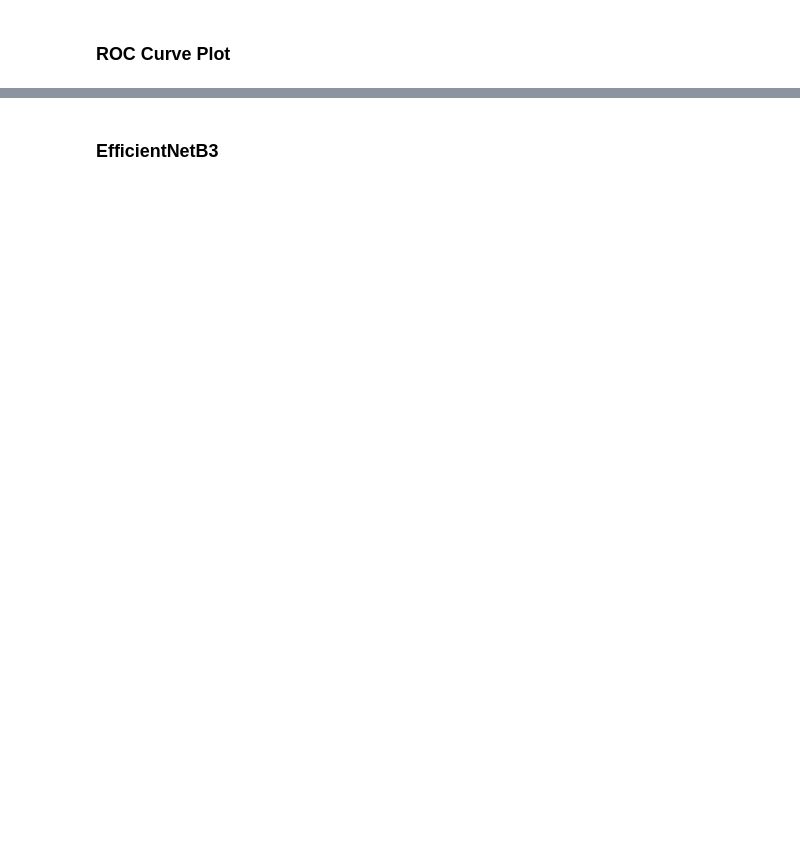
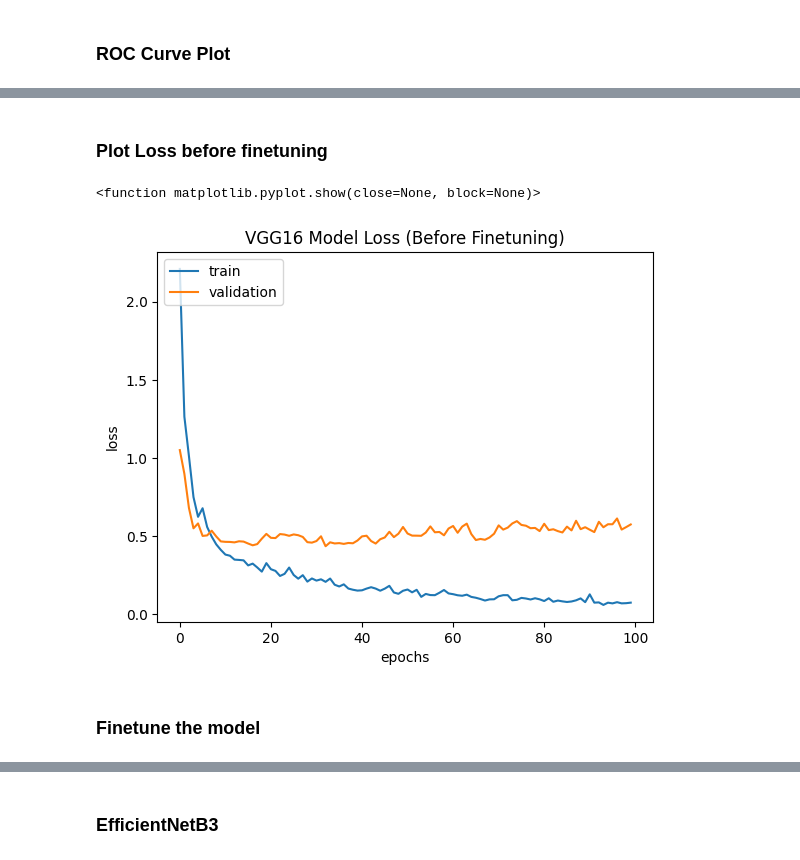
Before and after one commit to OctaviaCosby/AI-Image-Detector, a Jupyter notebook: Capstone_Project_AI_Art_Image_Detector_Octavia_Cosby.ipynb, the cells around one changed output, grey strips where cells are left out. Drawn from its saved outputs; the diff is of its cells as text; code cells hidden in the pictures; blank space fills up the shorter version.

```diff
--- a/Capstone_Project_AI_Art_Image_Detector_Octavia_Cosby.ipynb
+++ b/Capstone_Project_AI_Art_Image_Detector_Octavia_Cosby.ipynb
@@ -338,0 +591,15 @@ plt.show()
+# %% [markdown]
+### Plot Loss before finetuning
+# %%
+plt.plot(history_vgg16.history['loss'])
+plt.plot(history_vgg16.history['val_loss'])
+plt.title("VGG16 Model Loss (Before Finetuning)")
+plt.xlabel("epochs")
+plt.ylabel("loss")
+plt.legend(["train", "validation"], loc="upper left")
+plt.show
+# %% [output]
+<function matplotlib.pyplot.show(close=None, block=None)>
+[figure, added]
+# %% [markdown]
+### Finetune the model
```
Also changed, not shown: parts of 118 cells of this notebook.
